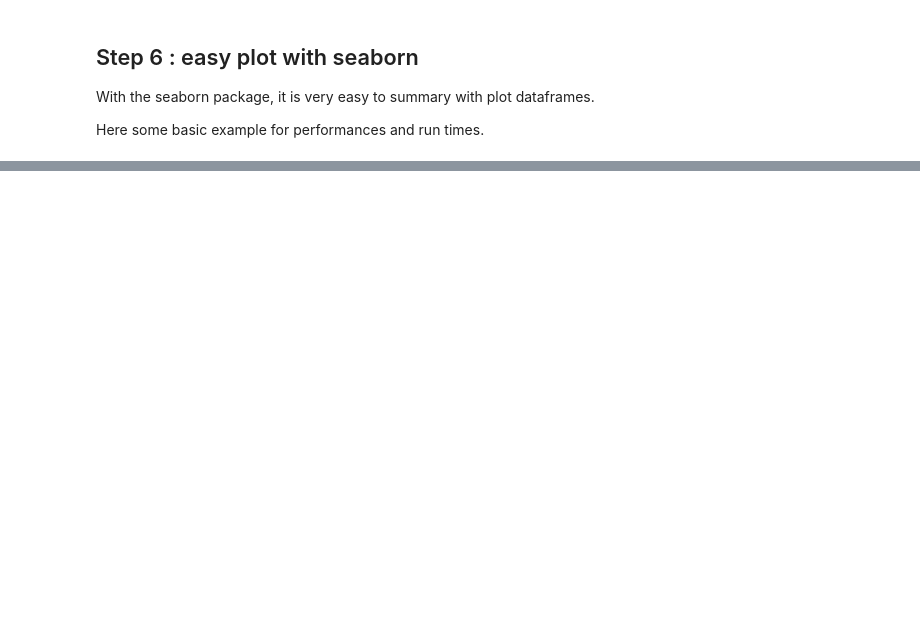
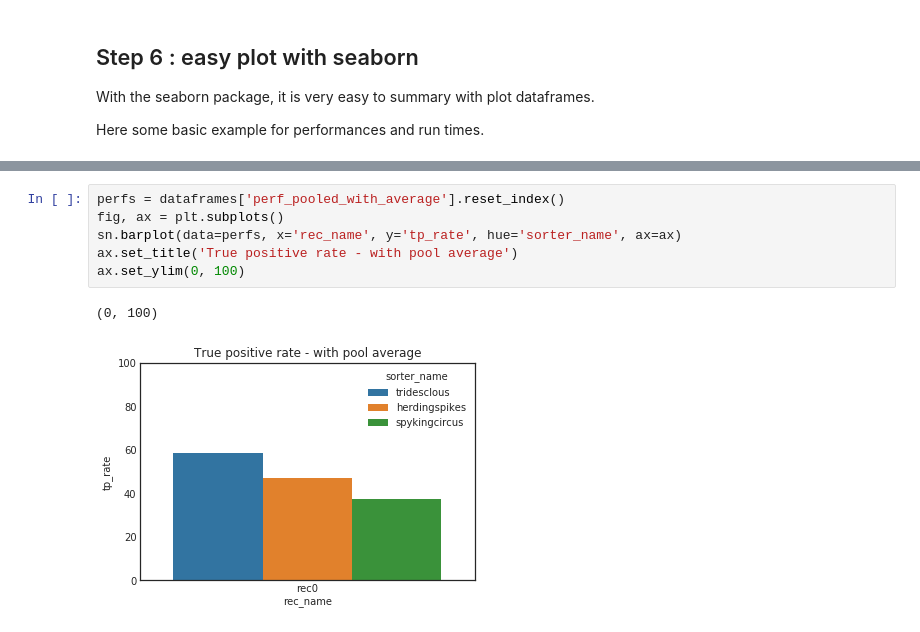
Before and after one commit to SpikeInterface/spikeresults, a Jupyter notebook: alessio_mearec_simulation/alessio_mearec_simulation.ipynb, the cells around one changed output, grey strips where cells are left out. Drawn from its saved outputs; the diff is of its cells as text; blank space fills up the shorter version.

```diff
--- a/alessio_mearec_simulation/alessio_mearec_simulation.ipynb
+++ b/alessio_mearec_simulation/alessio_mearec_simulation.ipynb
@@ -112,0 +195,9 @@ NameError: name 'dataframes' is not defined
+# %%
+perfs = dataframes['perf_pooled_with_average'].reset_index()
+fig, ax = plt.subplots()
+sn.barplot(data=perfs, x='rec_name', y='tp_rate', hue='sorter_name', ax=ax)
+ax.set_title('True positive rate - with pool average')
+ax.set_ylim(0, 100)
+# %% [output]
+(0, 100)
+[figure, added]
```
Also changed, not shown: parts of 21 cells of this notebook.
